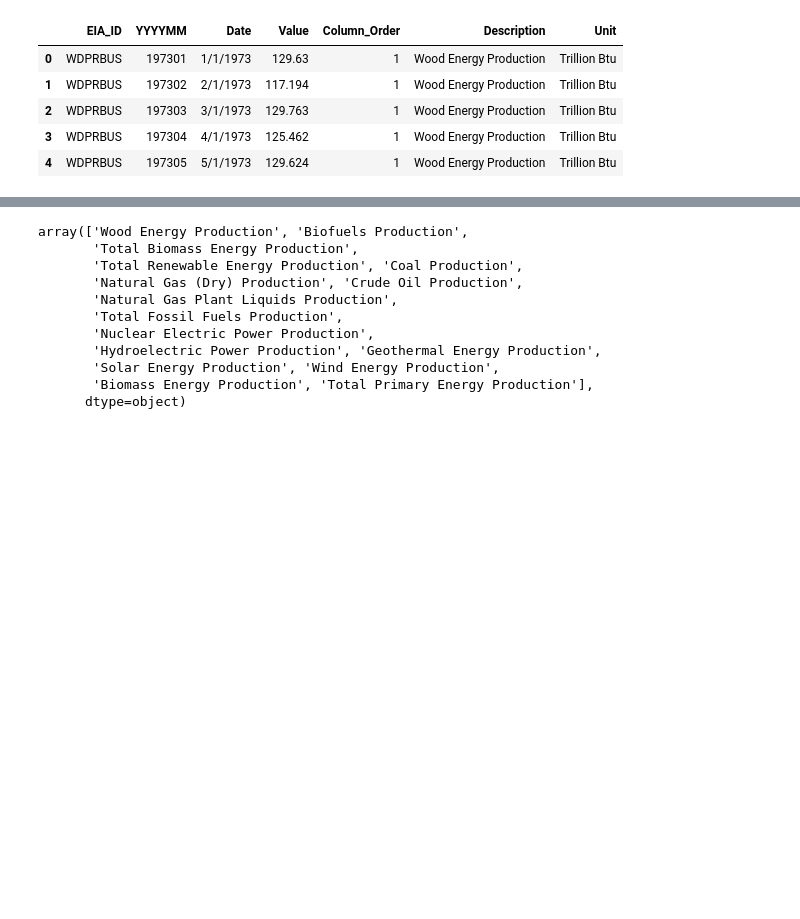
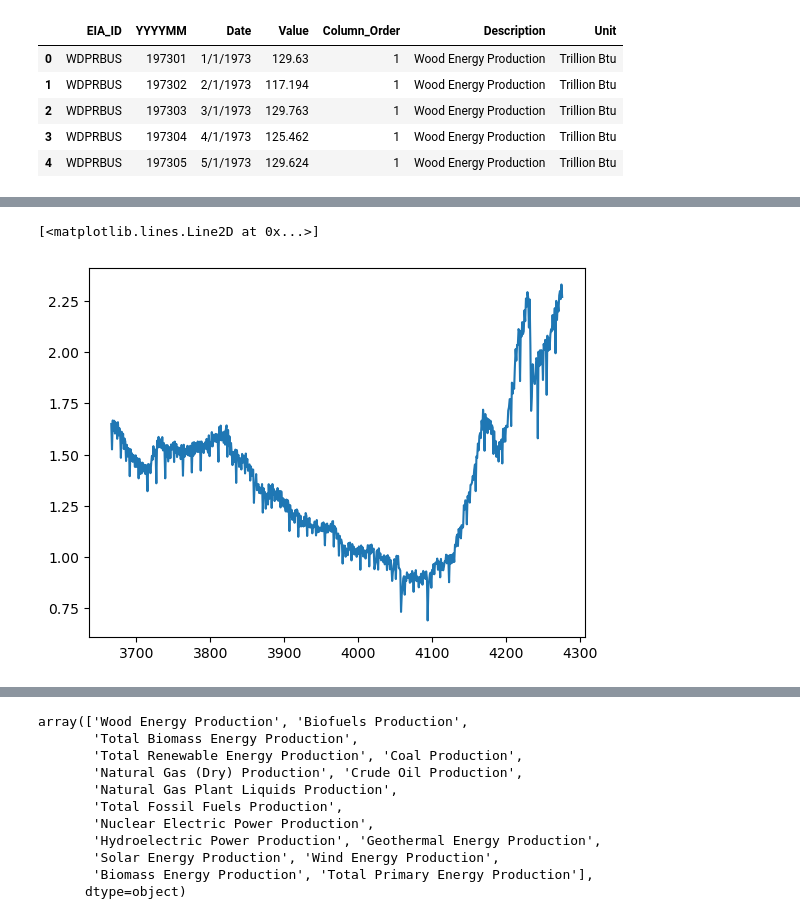
Before and after one commit to nklatsky/datathon-s24-team4-code, a Jupyter notebook: eda.ipynb, the cells around one changed output, grey strips where cells are left out. Saved outputs shown, nothing was run; the diff lists cells and outputs as text; code cells hidden in the pictures; blank space fills up the shorter version.

```diff
--- a/eda.ipynb
+++ b/eda.ipynb
@@ -556,3 +556,6 @@ energy_production.head()
 | 2 | WDPRBUS | 197303 | 3/1/1973 | 129.763 | 1 | Wood Energy Production | Trillion Btu |
 | 3 | WDPRBUS | 197304 | 4/1/1973 | 125.462 | 1 | Wood Energy Production | Trillion Btu |
 | 4 | WDPRBUS | 197305 | 5/1/1973 | 129.624 | 1 | Wood Energy Production | Trillion Btu |
+# %%
+crude_oil_production = energy_production[energy_production["Description"] == 'Crude Oil Production']
+crude_oil_production["Value"] = crude_oil_production["Value"].apply(lambda s: str_to_numeric(s, check_numeric=False))
@@ -558,0 +584,5 @@ energy_production.head()
+# %%
+plt.plot(crude_oil_production["Value"])
+# %% [output]
+[<matplotlib.lines.Line2D at 0x...>]
+[figure, added]
```
Also changed, not shown: parts of 4 cells of this notebook, 5 other files.
